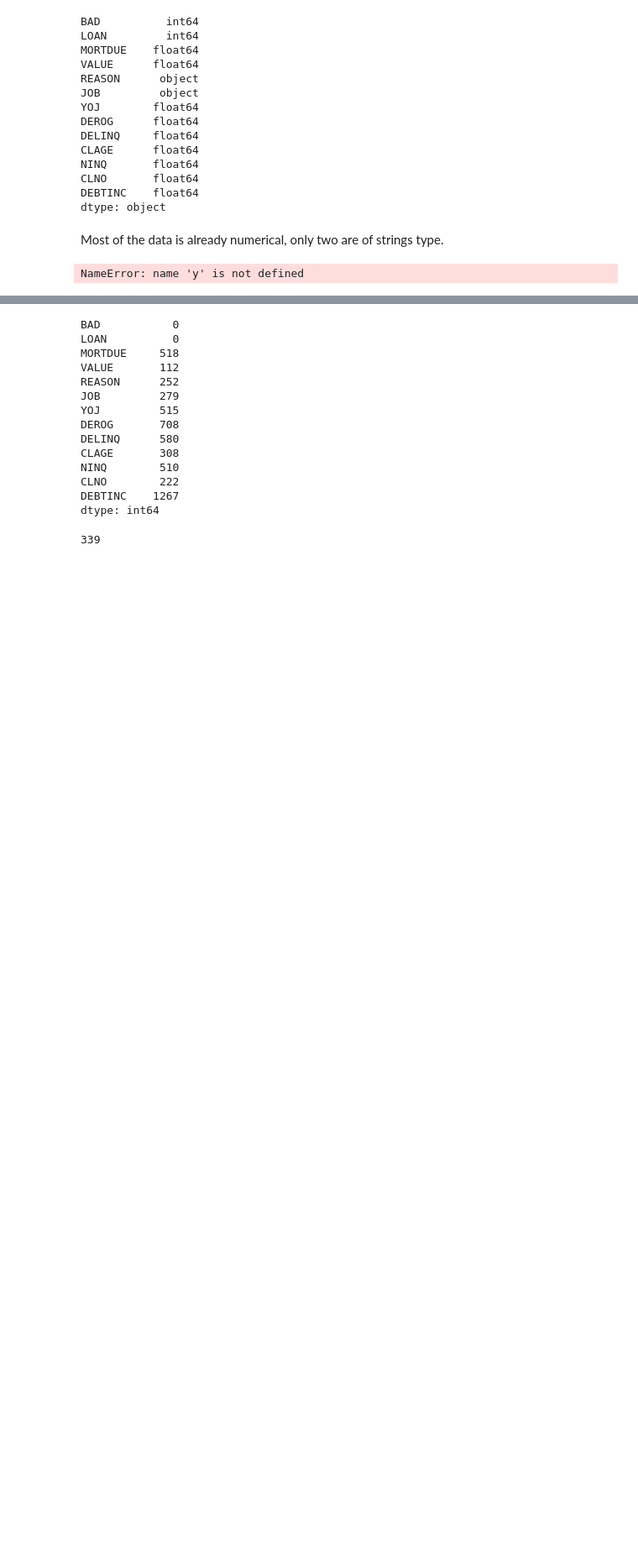
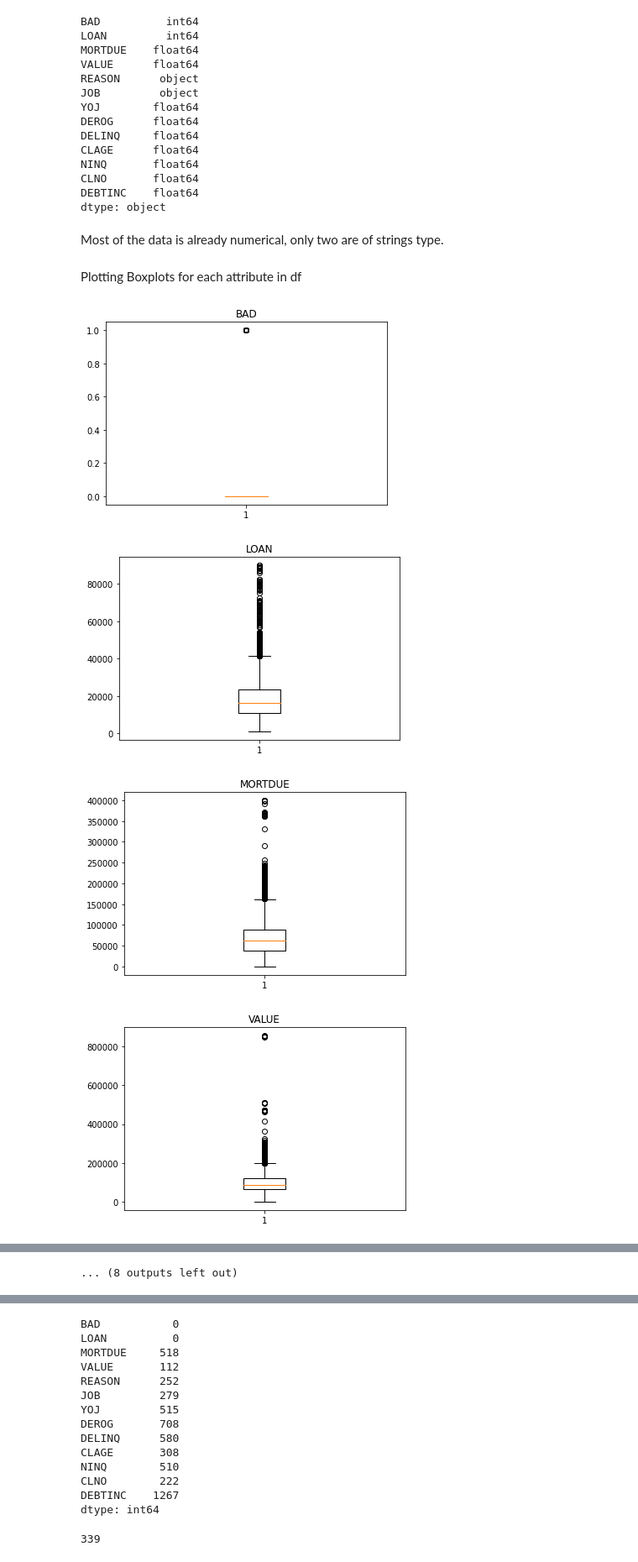
Before and after one commit to akhil14shukla/IME672A-Course-Project, a Jupyter notebook: main.ipynb, the cells around one changed output, grey strips where cells are left out. Shown at 84% size. Saved outputs shown, nothing was run; the diff lists cells and outputs as text; code cells hidden in the pictures; blank space fills up the shorter version.

```diff
--- a/main.ipynb
+++ b/main.ipynb
@@ -41,7 +42,3 @@ DEBTINC    float64
 dtype: object
 # %% [markdown]
 Most of the data is already numerical, only two are of strings type.
-# %%
-plt.scatter(df["LOAN"],y)
-# %% [output]
-NameError: name 'y' is not defined
@@ -52,0 +45,13 @@ NameError: name 'y' is not defined
+# %% [markdown]
+Plotting Boxplots for each attribute in df
+# %%
+for i in df.columns:
+    plt.figure()
+    plt.boxplot(df[i])
+    plt.title(i)
+    plt.show()
+# %% [output]
+[figure, added]
+[figure, added]
+[figure, added]
+[figure, added]
@@ -52,0 +66 @@ NameError: name 'y' is not defined
+... (8 outputs left out)
```
Also changed, not shown: parts of 8 cells of this notebook.
